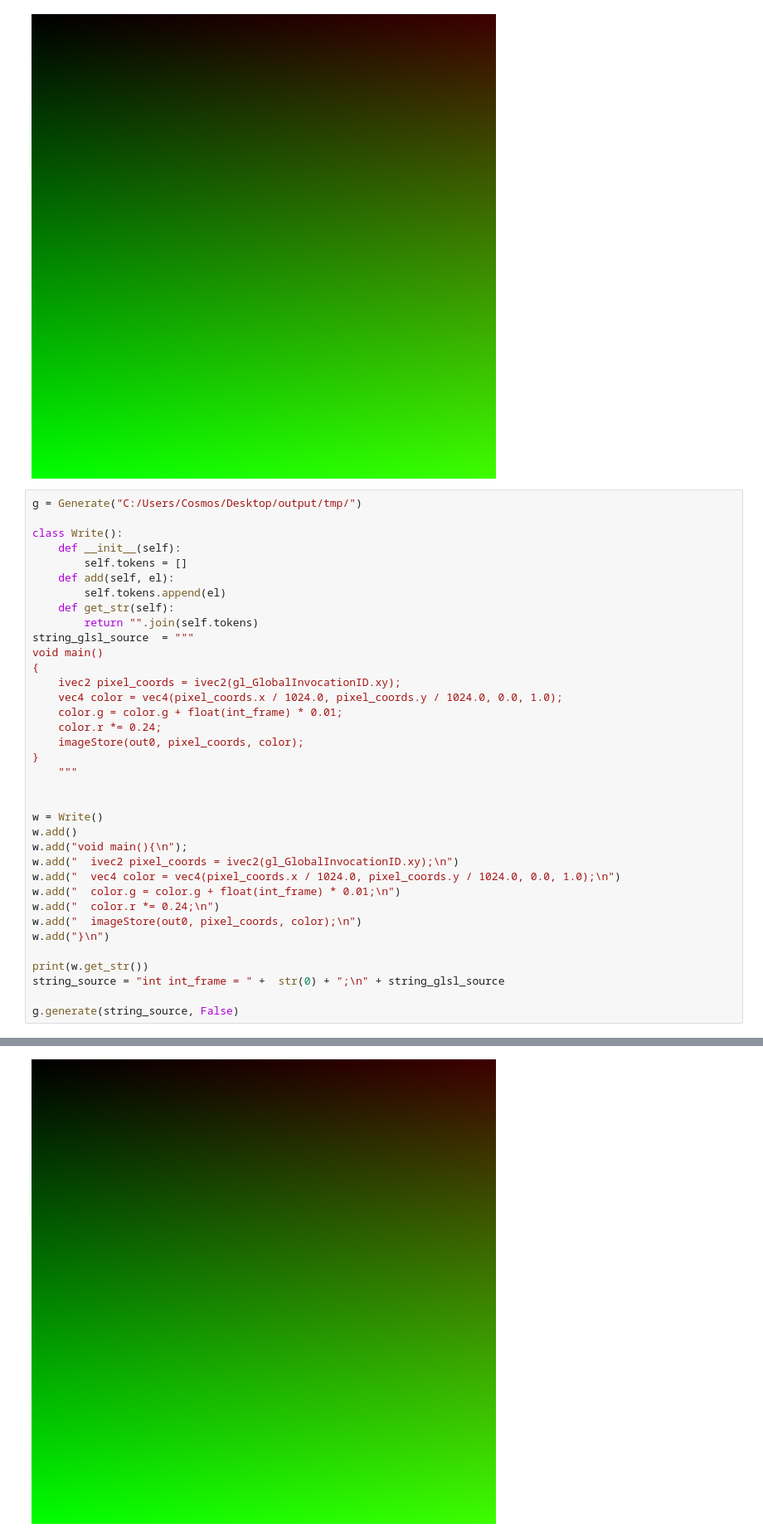
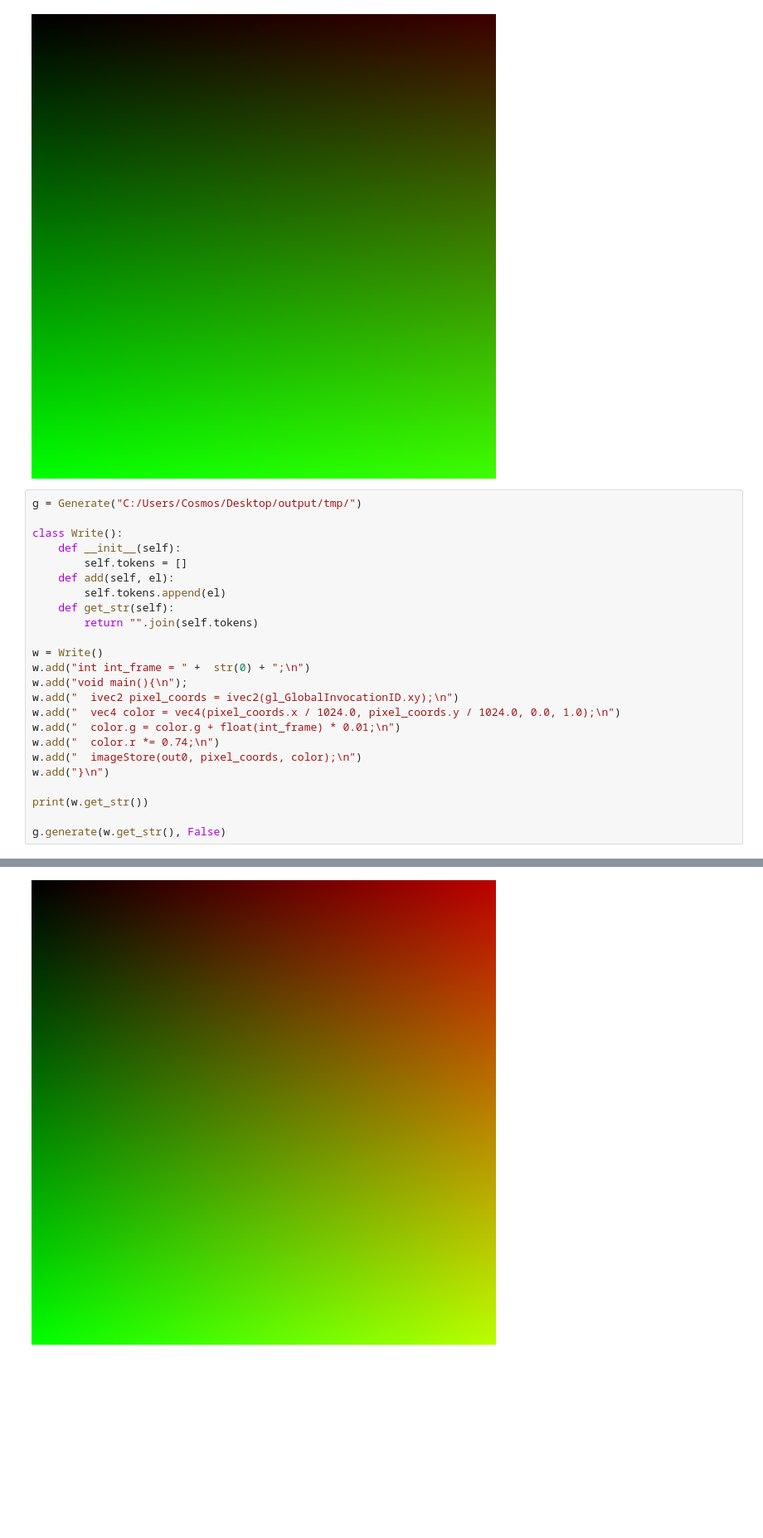
Before and after one commit to Infinitusvoid/NodeGWIKO, a Jupyter notebook: jupyter_notebooks/TunnelGenerating.ipynb, the cells around one changed output, grey strips where cells are left out. Shown: that part at 83% size. Drawn from its saved outputs; the diff is of its cells as text; blank space fills up the shorter version.

```diff
--- a/jupyter_notebooks/TunnelGenerating.ipynb
+++ b/jupyter_notebooks/TunnelGenerating.ipynb
@@ -327,32 +327,20 @@ class Write():
         self.tokens.append(el)
     def get_str(self):
         return "".join(self.tokens)
-string_glsl_source  = """
-void main()
-{
-    ivec2 pixel_coords = ivec2(gl_GlobalInvocationID.xy);
-    vec4 color = vec4(pixel_coords.x / 1024.0, pixel_coords.y / 1024.0, 0.0, 1.0);
-    color.g = color.g + float(int_frame) * 0.01;
-    color.r *= 0.24;
-    imageStore(out0, pixel_coords, color);
-}
-    """
-
 
 w = Write()
-w.add()
+w.add("int int_frame = " +  str(0) + ";\n")
 w.add("void main(){\n");
 w.add("  ivec2 pixel_coords = ivec2(gl_GlobalInvocationID.xy);\n")
 w.add("  vec4 color = vec4(pixel_coords.x / 1024.0, pixel_coords.y / 1024.0, 0.0, 1.0);\n")
 w.add("  color.g = color.g + float(int_frame) * 0.01;\n")
-w.add("  color.r *= 0.24;\n")
+w.add("  color.r *= 0.74;\n")
 w.add("  imageStore(out0, pixel_coords, color);\n")
 w.add("}\n")
 
 print(w.get_str())
-string_source = "int int_frame = " +  str(0) + ";\n" + string_glsl_source
 
-g.generate(string_source, False)
+g.generate(w.get_str(), False)
 # %% [output]
 Folder 'C:\Users\Cosmos\Desktop\output\tmp' already exists.
 Folder 'C:\Users\Cosmos\Desktop\output\tmp\output' already exists.
@@ -362,8 +355,8 @@ void main(){
 }
 
 JSON data saved to: C:\Users\Cosmos\Desktop\output\tmp\input/program.json
 File C:\Users\Cosmos\Desktop\output\tmp\output\out_0.png deleted successfully.
 File C:\Users\Cosmos\Desktop\output\tmp\output\generated_shader.glsl.png does not exist.
 File C:\Users\Cosmos\Desktop\output\tmp\output\log.txt deleted successfully.
 Image loaded successfully.
-[figure, old version]
+[figure, new version]
```
Also changed, not shown: parts of 1 cell of this notebook.
